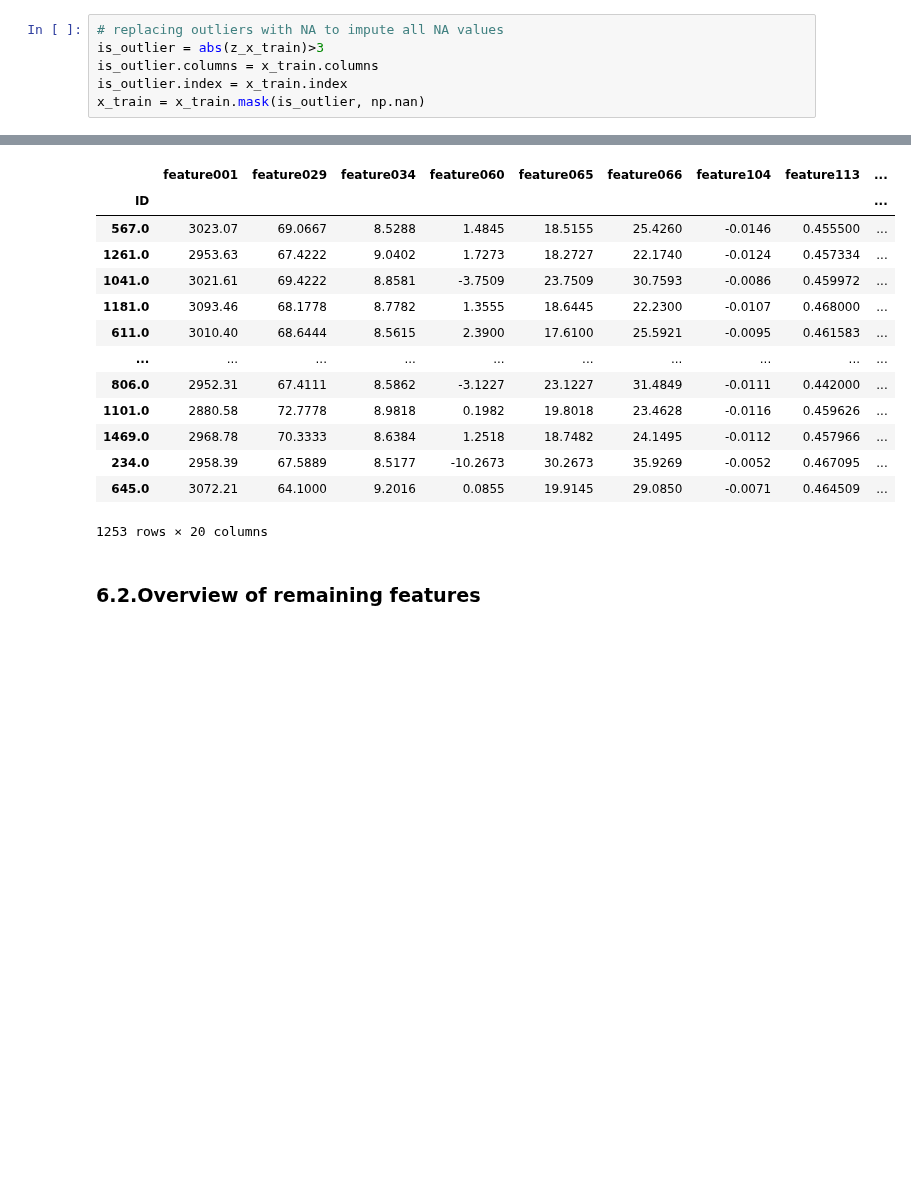
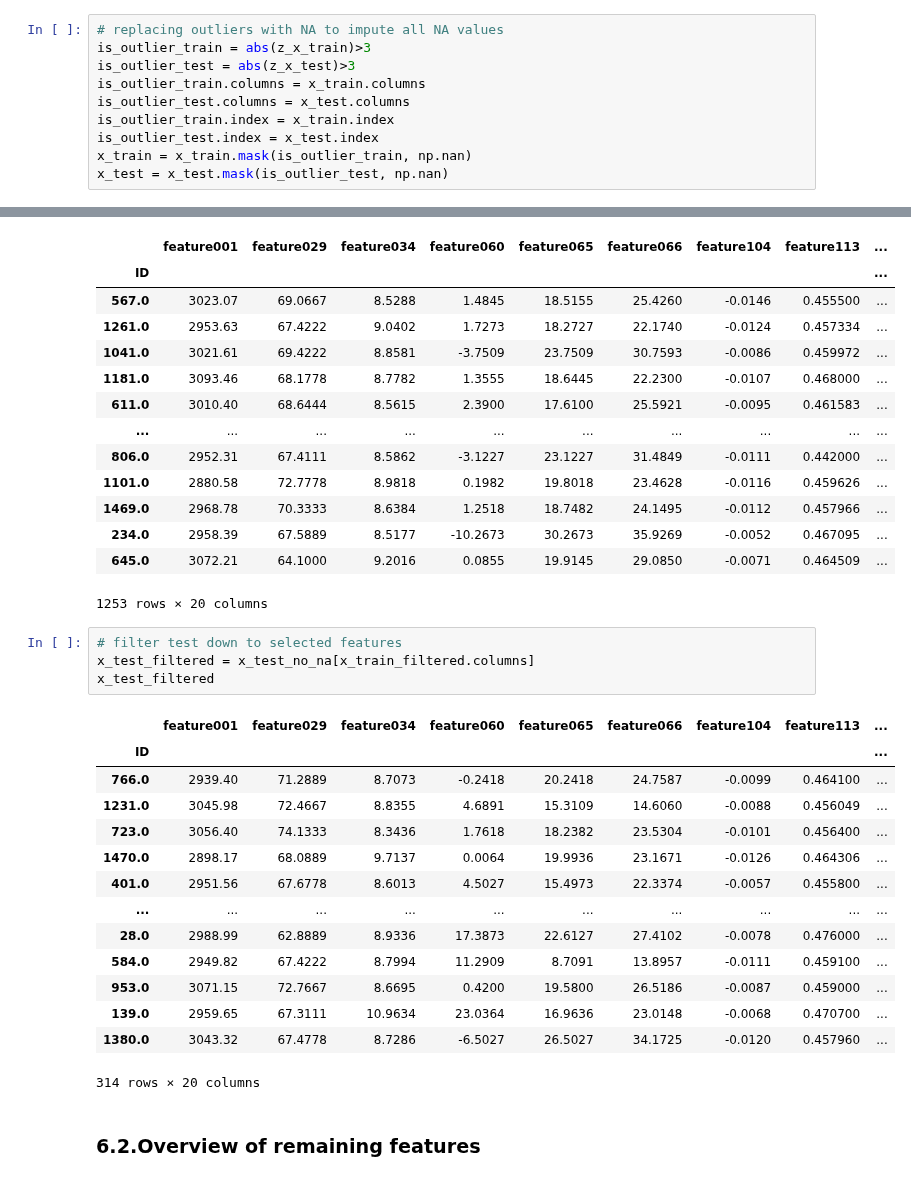
Before and after one commit to Landschy/datamining-htw, a Jupyter notebook: scripts/Presentation2.ipynb, the cells around one changed output, grey strips where cells are left out. Drawn from its saved outputs; the diff is of its cells as text; blank space fills up the shorter version.

```diff
--- a/scripts/Presentation2.ipynb
+++ b/scripts/Presentation2.ipynb
@@ -333,8 +379,12 @@ x_train.isna().sum().sum()
 # %%
 # replacing outliers with NA to impute all NA values
-is_outlier = abs(z_x_train)>3
-is_outlier.columns = x_train.columns
-is_outlier.index = x_train.index
-x_train = x_train.mask(is_outlier, np.nan)
+is_outlier_train = abs(z_x_train)>3
+is_outlier_test = abs(z_x_test)>3
+is_outlier_train.columns = x_train.columns
+is_outlier_test.columns = x_test.columns
+is_outlier_train.index = x_train.index
+is_outlier_test.index = x_test.index
+x_train = x_train.mask(is_outlier_train, np.nan)
+x_test = x_test.mask(is_outlier_test, np.nan)
 # %%
 # number of na values after replacing outliers with na
@@ -463,6 +525,25 @@ x_train_filtered
 | 234.0 | 2958.39 | 67.5889 | 8.5177 | -10.2673 | 30.2673 | 35.9269 | -0.0052 | 0.467095 | ... |
 | 645.0 | 3072.21 | 64.1000 | 9.2016 | 0.0855 | 19.9145 | 29.0850 | -0.0071 | 0.464509 | ... |
 1253 rows × 20 columns
+# %%
+# filter test down to selected features
+x_test_filtered = x_test_no_na[x_train_filtered.columns]
+x_test_filtered
+# %% [output]
+|  | feature001 | feature029 | feature034 | feature060 | feature065 | feature066 | feature104 | feature113 | ... |
+| ID |  |  |  |  |  |  |  |  | ... |
+| 766.0 | 2939.40 | 71.2889 | 8.7073 | -0.2418 | 20.2418 | 24.7587 | -0.0099 | 0.464100 | ... |
+| 1231.0 | 3045.98 | 72.4667 | 8.8355 | 4.6891 | 15.3109 | 14.6060 | -0.0088 | 0.456049 | ... |
+| 723.0 | 3056.40 | 74.1333 | 8.3436 | 1.7618 | 18.2382 | 23.5304 | -0.0101 | 0.456400 | ... |
+| 1470.0 | 2898.17 | 68.0889 | 9.7137 | 0.0064 | 19.9936 | 23.1671 | -0.0126 | 0.464306 | ... |
+| 401.0 | 2951.56 | 67.6778 | 8.6013 | 4.5027 | 15.4973 | 22.3374 | -0.0057 | 0.455800 | ... |
+| ... | ... | ... | ... | ... | ... | ... | ... | ... | ... |
+| 28.0 | 2988.99 | 62.8889 | 8.9336 | 17.3873 | 22.6127 | 27.4102 | -0.0078 | 0.476000 | ... |
+| 584.0 | 2949.82 | 67.4222 | 8.7994 | 11.2909 | 8.7091 | 13.8957 | -0.0111 | 0.459100 | ... |
+| 953.0 | 3071.15 | 72.7667 | 8.6695 | 0.4200 | 19.5800 | 26.5186 | -0.0087 | 0.459000 | ... |
+| 139.0 | 2959.65 | 67.3111 | 10.9634 | 23.0364 | 16.9636 | 23.0148 | -0.0068 | 0.470700 | ... |
+| 1380.0 | 3043.32 | 67.4778 | 8.7286 | -6.5027 | 26.5027 | 34.1725 | -0.0120 | 0.457960 | ... |
+314 rows × 20 columns
 # %% [markdown]
 ### 6.2.Overview of remaining features
 # %%
```
Also changed, not shown: parts of 41 cells of this notebook.
